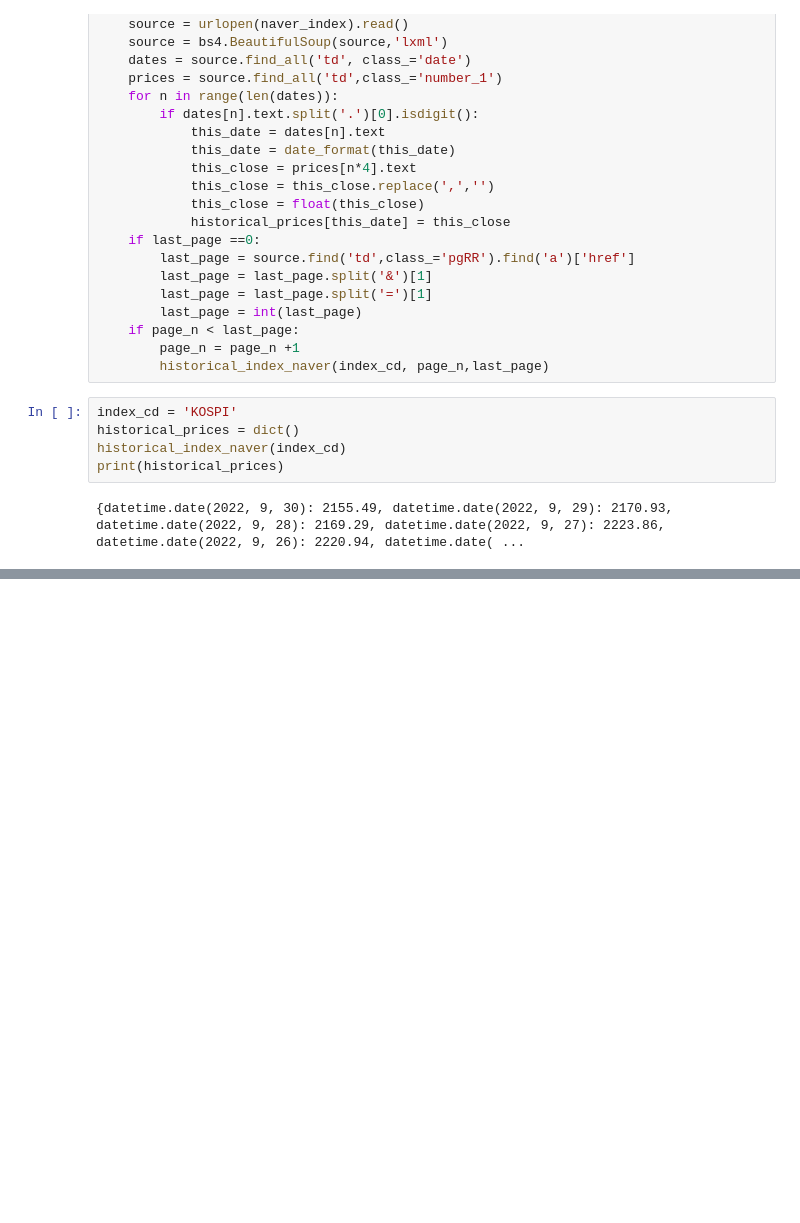
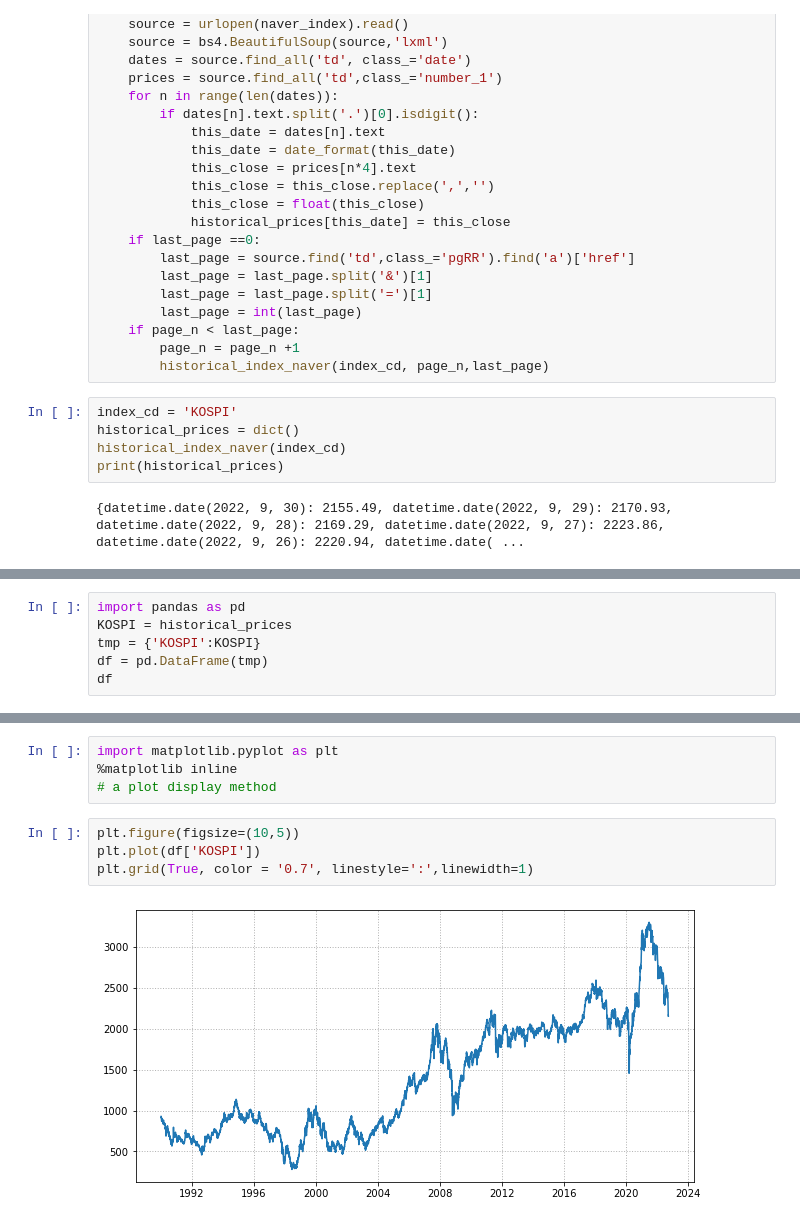
Before and after one commit to SuyongMauriceYang/ElementaryFinEngineering, a Jupyter notebook: practice_bs4.ipynb, the cells around one changed output, grey strips where cells are left out. Cells and saved outputs as stored; diff of their text form; blank space fills up the shorter version.

Commit message:
dataframe and plotting

```diff
--- a/practice_bs4.ipynb
+++ b/practice_bs4.ipynb
@@ -186,0 +185,6 @@ historical_prices.prettify()
+# %%
+import pandas as pd
+KOSPI = historical_prices
+tmp = {'KOSPI':KOSPI}
+df = pd.DataFrame(tmp)
+df
@@ -186,0 +210,10 @@ historical_prices.prettify()
+# %%
+import matplotlib.pyplot as plt
+%matplotlib inline
+# a plot display method
+# %%
+plt.figure(figsize=(10,5))
+plt.plot(df['KOSPI'])
+plt.grid(True, color = '0.7', linestyle=':',linewidth=1)
+# %% [output]
+[figure, added]
```
Also changed, not shown: parts of 2 cells of this notebook.
